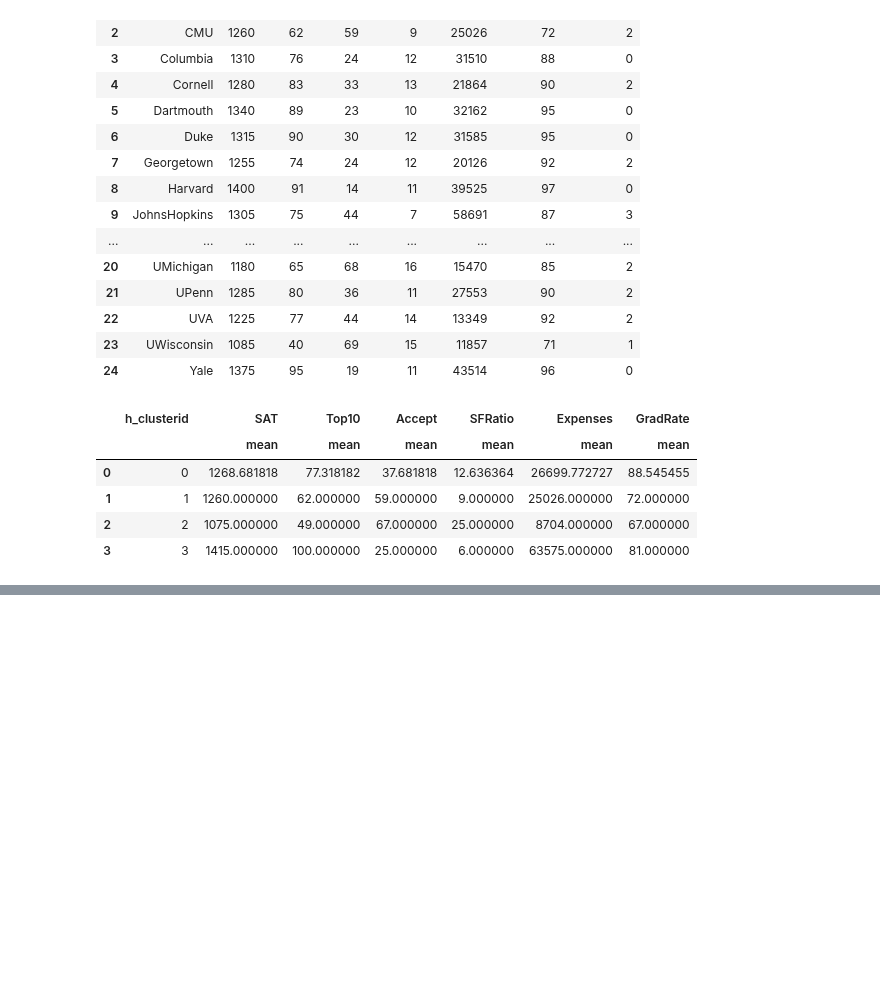
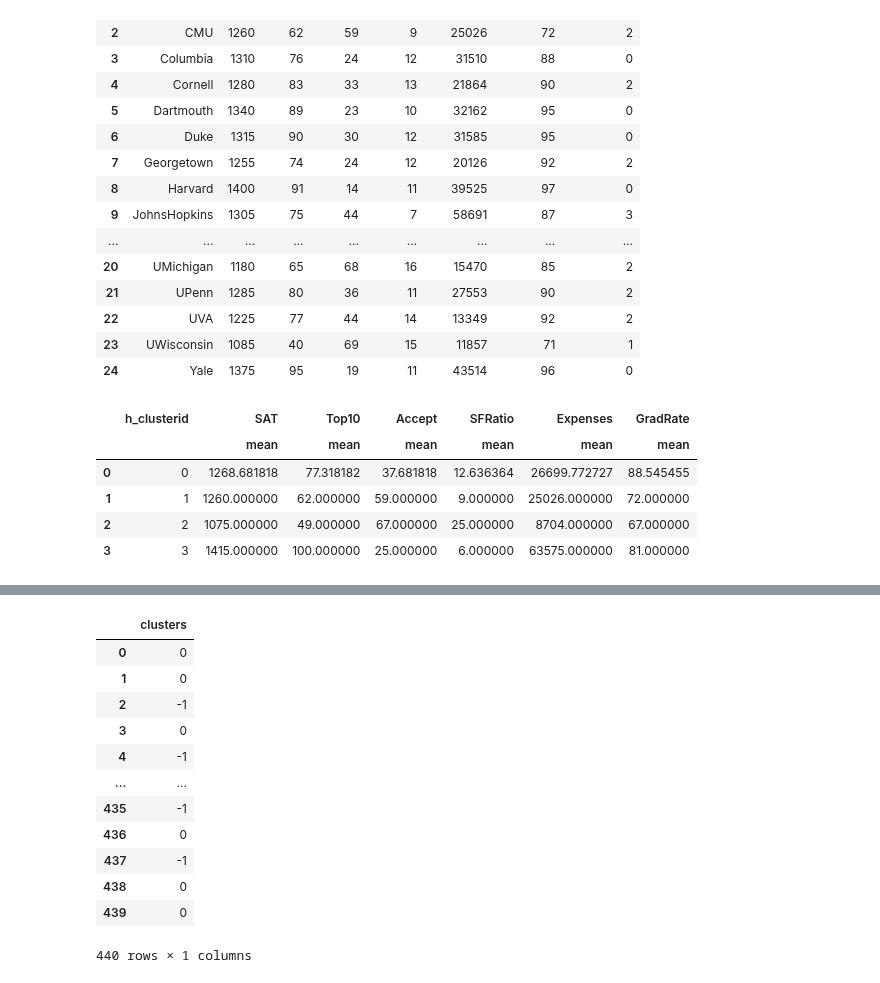
Before and after one commit to manasik29/Clustering-on-Universities-data-to-make-clusters-of-similar-universities, a Jupyter notebook: Clustering.ipynb, the cells around one changed output, grey strips where cells are left out. Drawn from its saved outputs; the diff is of its cells as text; code cells hidden in the pictures; blank space fills up the shorter version.

```diff
--- a/Clustering.ipynb
+++ b/Clustering.ipynb
@@ -248,0 +345,16 @@ df.groupby('h_clusterid').agg(['mean']).reset_index()
+# %%
+cl
+# %% [output]
+|  | clusters |
+| 0 | 0 |
+| 1 | 0 |
+| 2 | -1 |
+| 3 | 0 |
+| 4 | -1 |
+| ... | ... |
+| 435 | -1 |
+| 436 | 0 |
+| 437 | -1 |
+| 438 | 0 |
+| 439 | 0 |
+440 rows × 1 columns
```
Also changed, not shown: parts of 20 cells of this notebook.
